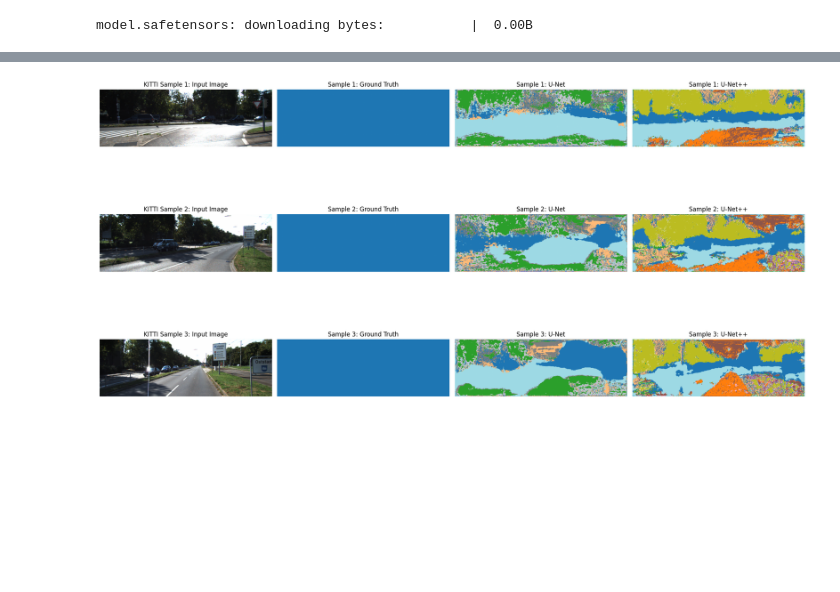
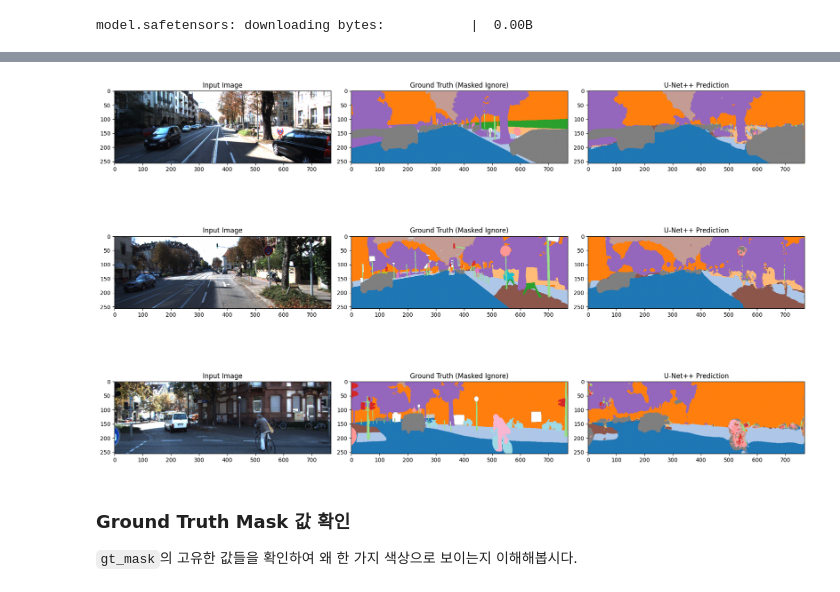
Before and after one commit to todd-jang/AIFFEL_quest_rs, a Jupyter notebook: KITTI_Semantic_Segmentation_UNet_UNetPlusPlus_Benchmark.ipynb, the cells around one changed output, grey strips where cells are left out. Cells and saved outputs as stored; diff of their text form; code cells hidden in the pictures; blank space fills up the shorter version.

```diff
--- a/KITTI_Semantic_Segmentation_UNet_UNetPlusPlus_Benchmark.ipynb
+++ b/KITTI_Semantic_Segmentation_UNet_UNetPlusPlus_Benchmark.ipynb
@@ -163,12 +163,16 @@ def encode_kitti_mask(mask):
         label_mask[mask == kitti_id] = train_id
     return label_mask
 # %%
-# 3. KITTI Dataset 클래스 구획
+# 3. KITTI Dataset 클래스 수정 (마스크 로딩 로직 개선)
 class KITTISegmentationDataset(Dataset):
     def __init__(self, image_dir, mask_dir, transform=None):
         self.image_dir = image_dir
         self.mask_dir = mask_dir
-        self.images = sorted([f for f in os.listdir(image_dir) if f.endswith('.png')])
+        # 경로가 존재하는지 확인 후 파일 리스트 생성
+        if not os.path.exists(image_dir) or not os.path.exists(mask_dir):
+            self.images = []
+        else:
+            self.images = sorted([f for f in os.listdir(image_dir) if f.endswith('.png')])
         self.transform = transform
 
     def __len__(self):
@@ -183,11 +187,15 @@ class KITTISegmentationDataset(Dataset):
         image = cv2.imread(img_path)
         image = cv2.cvtColor(image, cv2.COLOR_BGR2RGB)
 
-        # 라벨 마스크 로드 및 Train ID 인코딩
-        mask = cv2.imread(mask_path, cv2.IMREAD_GRAYSCALE)
+        # 마스크 로드: KITTI 세그멘테이션은 픽셀 값 자체가 ID인 단일 채널 이미지임
+        mask = cv2.imread(mask_path, cv2.IMREAD_UNCHANGED)
+
         if mask is None:
-            mask = np.zeros((image.shape[0], image.shape[1]), dtype=np.uint8)
+            mask = np.full((image.shape[0], image.shape[1]), 255, dtype=np.uint8)
         else:
+            # 3채널로 읽혔을 경우 첫 번째 채널 사용 (KITTI 공식 데이터는 단일 채널)
+            if len(mask.shape) == 3:
+                mask = mask[:, :, 0]
             mask = encode_kitti_mask(mask)
 
         if self.transform:
@@ -372,50 +408,37 @@ mIoU Improvement (U-Net++)  : +0.0010
 =======================================================
 # %%
-# 9. 정성적 성능 평가 (세그멘테이션 결과 비교 시각화)
-model_unet.eval()
+# 시각화 코드 수정: GT 마스크의 255(무시) 영역을 배경(0)과 구분하여 시각화
 model_unet_plus.eval()
-
 images, masks = next(iter(val_loader))
 images_dev = images.to(device)
 
 with torch.no_grad():
-    pred_unet = torch.argmax(model_unet(images_dev), dim=1).cpu().numpy()
     pred_plus = torch.argmax(model_unet_plus(images_dev), dim=1).cpu().numpy()
 
 num_samples = min(3, len(images))
-fig, axes = plt.subplots(num_samples, 4, figsize=(20, 4 * num_samples))
+fig, axes = plt.subplots(num_samples, 3, figsize=(18, 4 * num_samples))
 
 for i in range(num_samples):
-    # RGB 역정규화
     img = images[i].permute(1, 2, 0).numpy()
     img = img * np.array([0.229, 0.224, 0.225]) + np.array([0.485, 0.456, 0.406])
     img = np.clip(img, 0, 1)
 
-    # Ground Truth 마스크 (ignore 영역 변환)
     gt_mask = masks[i].numpy()
-    gt_mask[gt_mask == 255] = 0
+    # 255(무시) 영역은 마스킹하여 투명하게 처리하거나 다른 색으로 표시
+    gt_display = np.ma.masked_where(gt_mask == 255, gt_mask)
 
-    # Input Image
     axes[i, 0].imshow(img)
-    axes[i, 0].set_title(f"KITTI Sample {i+1}: Input Image")
-    axes[i, 0].axis('off')
-
-    # Ground Truth
-    axes[i, 1].imshow(gt_mask, cmap='tab20')
-    axes[i, 1].set_title(f"Sample {i+1}: Ground Truth")
-    axes[i, 1].axis('off')
-
-    # U-Net
-    axes[i, 2].imshow(pred_unet[i], cmap='tab20')
-    axes[i, 2].set_title(f"Sample {i+1}: U-Net")
-    axes[i, 2].axis('off')
-
-    # U-Net++
-    axes[i, 3].imshow(pred_plus[i], cmap='tab20')
-    axes[i, 3].set_title(f"Sample {i+1}: U-Net++")
-    axes[i, 3].axis('off')
+    axes[i, 0].set_title("Input Image")
+    axes[i, 1].imshow(gt_display, cmap='tab20', vmin=0, vmax=18)
+    axes[i, 1].set_title("Ground Truth (Masked Ignore)")
+    axes[i, 2].imshow(pred_plus[i], cmap='tab20', vmin=0, vmax=18)
+    axes[i, 2].set_title("U-Net++ Prediction")
 
 plt.tight_layout()
 plt.show()
 # %% [output]
-[figure, old version]
+[figure, new version]
+# %% [markdown]
+### Ground Truth Mask 값 확인
+
+`gt_mask`의 고유한 값들을 확인하여 왜 한 가지 색상으로 보이는지 이해해봅시다.
```
Also changed, not shown: parts of 6 cells of this notebook.
